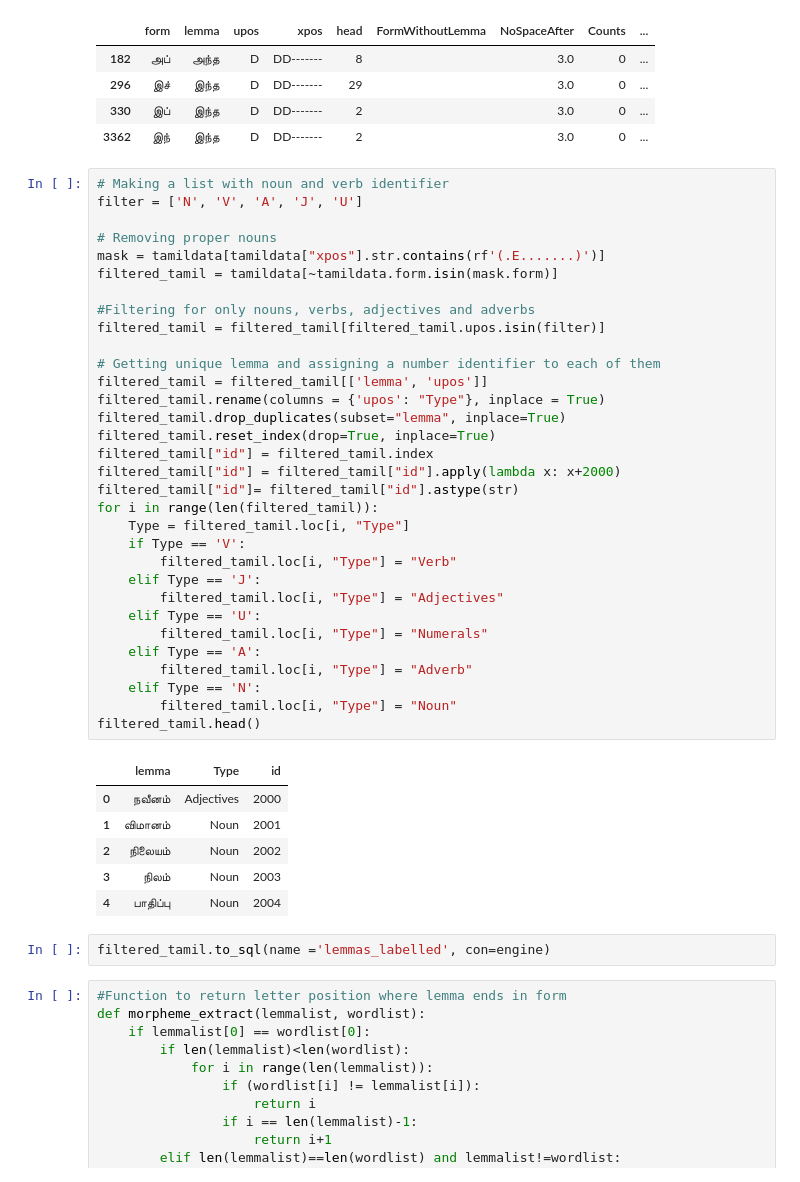
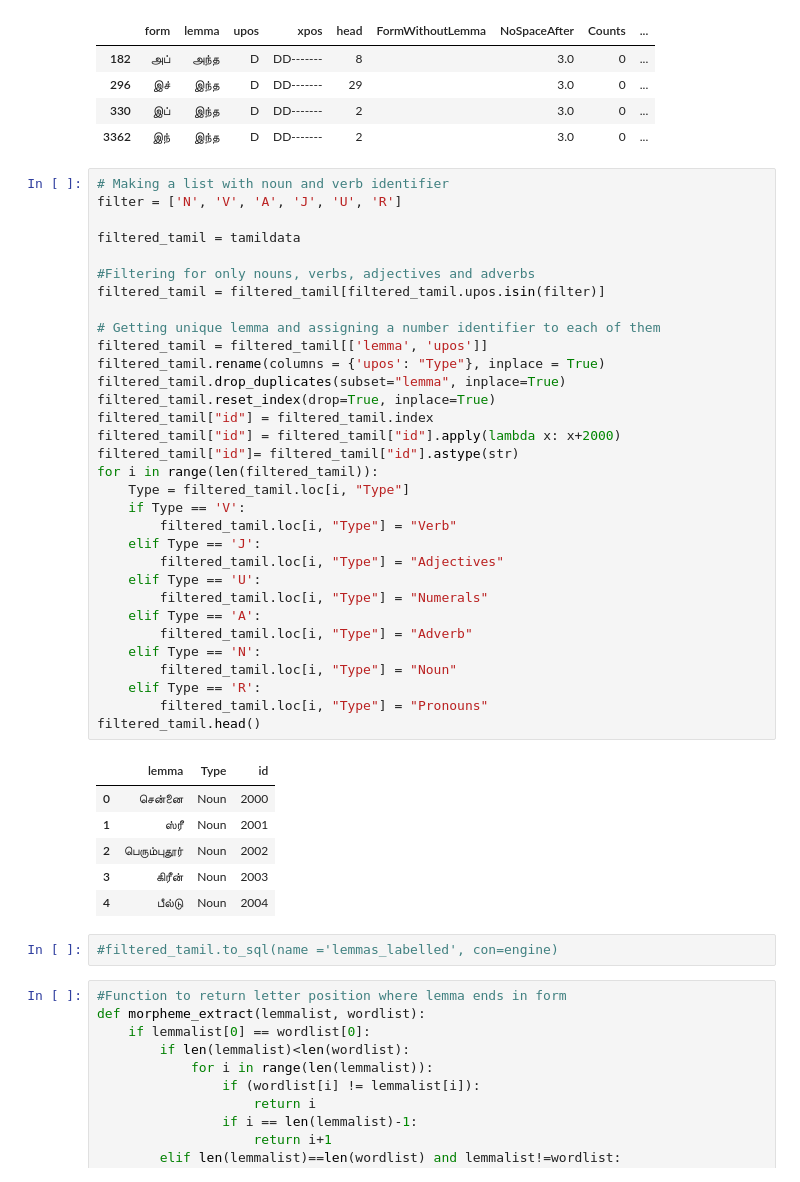
Before and after one commit to Kee2u/Deciphering_the_Indus_Valley_Script, a Jupyter notebook: Preprocessing/Convert_lemma.ipynb, the cells around one changed output. Saved outputs shown, nothing was run; the diff lists cells and outputs as text.

Commit message:
Adding proper nouns

```diff
--- a/Preprocessing/Convert_lemma.ipynb
+++ b/Preprocessing/Convert_lemma.ipynb
@@ -26,45 +26,45 @@ tamildata[tamildata["NoSpaceAfter"]==3.0]
 | 3362 | இந் | இந்த | D | DD------- | 2 |  | 3.0 | 0 | ... |
 # %%
 # Making a list with noun and verb identifier
-filter = ['N', 'V', 'A', 'J', 'U']
+filter = ['N', 'V', 'A', 'J', 'U', 'R']
 
-# Removing proper nouns
-mask = tamildata[tamildata["xpos"].str.contains(rf'(.E.......)')]
-filtered_tamil = tamildata[~tamildata.form.isin(mask.form)]
+filtered_tamil = tamildata
 
 #Filtering for only nouns, verbs, adjectives and adverbs
 filtered_tamil = filtered_tamil[filtered_tamil.upos.isin(filter)]
 
 # Getting unique lemma and assigning a number identifier to each of them
 filtered_tamil = filtered_tamil[['lemma', 'upos']]
 filtered_tamil.rename(columns = {'upos': "Type"}, inplace = True)
 filtered_tamil.drop_duplicates(subset="lemma", inplace=True)
 filtered_tamil.reset_index(drop=True, inplace=True)
 filtered_tamil["id"] = filtered_tamil.index
 filtered_tamil["id"] = filtered_tamil["id"].apply(lambda x: x+2000)
 filtered_tamil["id"]= filtered_tamil["id"].astype(str)
 for i in range(len(filtered_tamil)):
     Type = filtered_tamil.loc[i, "Type"]
     if Type == 'V':
         filtered_tamil.loc[i, "Type"] = "Verb"
     elif Type == 'J':
         filtered_tamil.loc[i, "Type"] = "Adjectives"
     elif Type == 'U':
         filtered_tamil.loc[i, "Type"] = "Numerals"
     elif Type == 'A':
         filtered_tamil.loc[i, "Type"] = "Adverb"
     elif Type == 'N':
         filtered_tamil.loc[i, "Type"] = "Noun"
+    elif Type == 'R':
+        filtered_tamil.loc[i, "Type"] = "Pronouns"
 filtered_tamil.head()
 # %% [output]
 |  | lemma | Type | id |
-| 0 | நவீனம் | Adjectives | 2000 |
-| 1 | விமானம் | Noun | 2001 |
-| 2 | நிலையம் | Noun | 2002 |
-| 3 | நிலம் | Noun | 2003 |
-| 4 | பாதிப்பு | Noun | 2004 |
+| 0 | சென்னை | Noun | 2000 |
+| 1 | ஸ்ரீ | Noun | 2001 |
+| 2 | பெரும்புதூர் | Noun | 2002 |
+| 3 | கிரீன் | Noun | 2003 |
+| 4 | பீல்டு | Noun | 2004 |
 # %%
-filtered_tamil.to_sql(name ='lemmas_labelled', con=engine)
+#filtered_tamil.to_sql(name ='lemmas_labelled', con=engine)
 # %%
 #Function to return letter position where lemma ends in form
 def morpheme_extract(lemmalist, wordlist):
```
Also changed, not shown: parts of 1 cell of this notebook.
